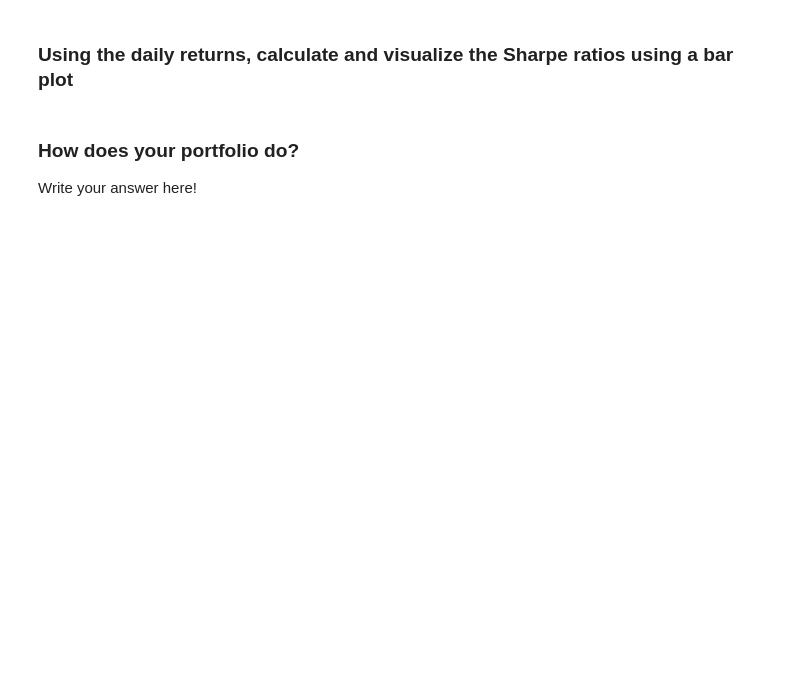
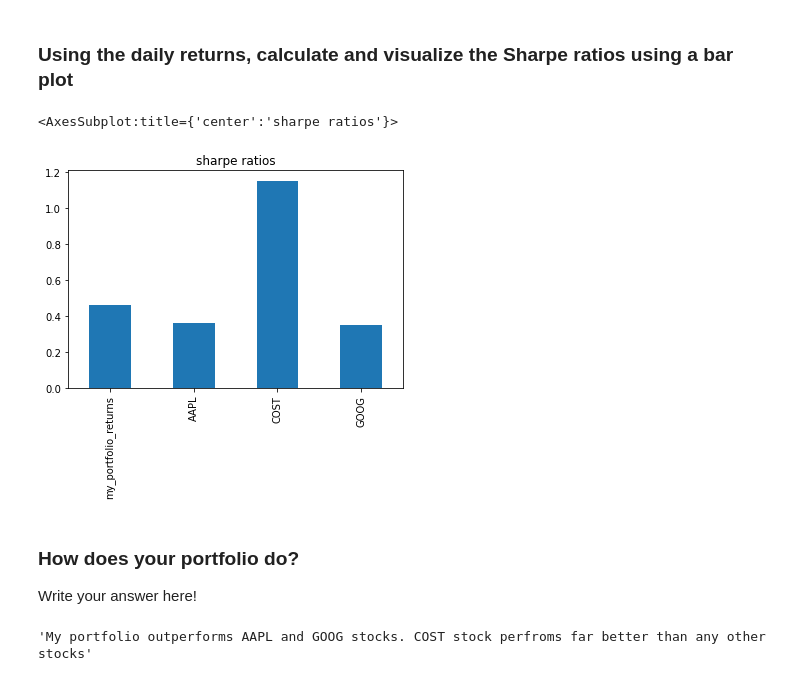
Before and after one commit to globalproweb/A-Whale-Off-the-Port-folio-, a Jupyter notebook: whale_analysis.ipynb, the cells around one changed output. Saved outputs shown, nothing was run; the diff lists cells and outputs as text; code cells hidden in the pictures; blank space fills up the shorter version.

```diff
--- a/whale_analysis.ipynb
+++ b/whale_analysis.ipynb
@@ -713,9 +763,19 @@ NameError: name 'all_portfolio_returnss' is not defined
 ### Using the daily returns, calculate and visualize the Sharpe ratios using a bar plot
 # %%
 # Calculate Annualzied Sharpe Ratios
+trading_days = all_portfolio_returns.count()
+sharpe_ratios = all_portfolio_returns.mean()*trading_days/(all_portfolio_returns.std()*np.sqrt(trading_days))
 # %%
 # Visualize the sharpe ratios as a bar plot
+sharpe_ratios.plot(kind = 'bar', title = "sharpe ratios")
+# %% [output]
+<AxesSubplot:title={'center':'sharpe ratios'}>
+[figure, added]
 # %% [markdown]
 ### How does your portfolio do?
 
 Write your answer here!
+# %%
+f"My portfolio outperforms AAPL and GOOG stocks. COST stock perfroms far better than any other stocks"
+# %% [output]
+'My portfolio outperforms AAPL and GOOG stocks. COST stock perfroms far better than any other stocks'
```
Also changed, not shown: parts of 14 cells of this notebook.
